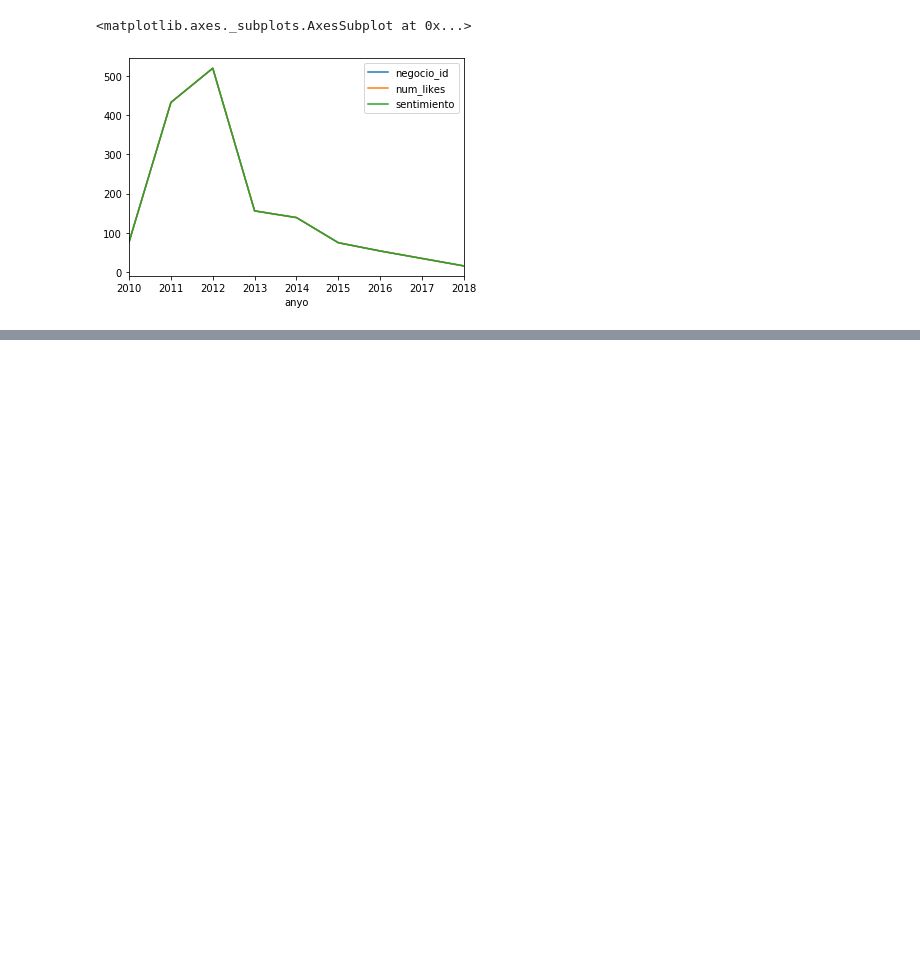
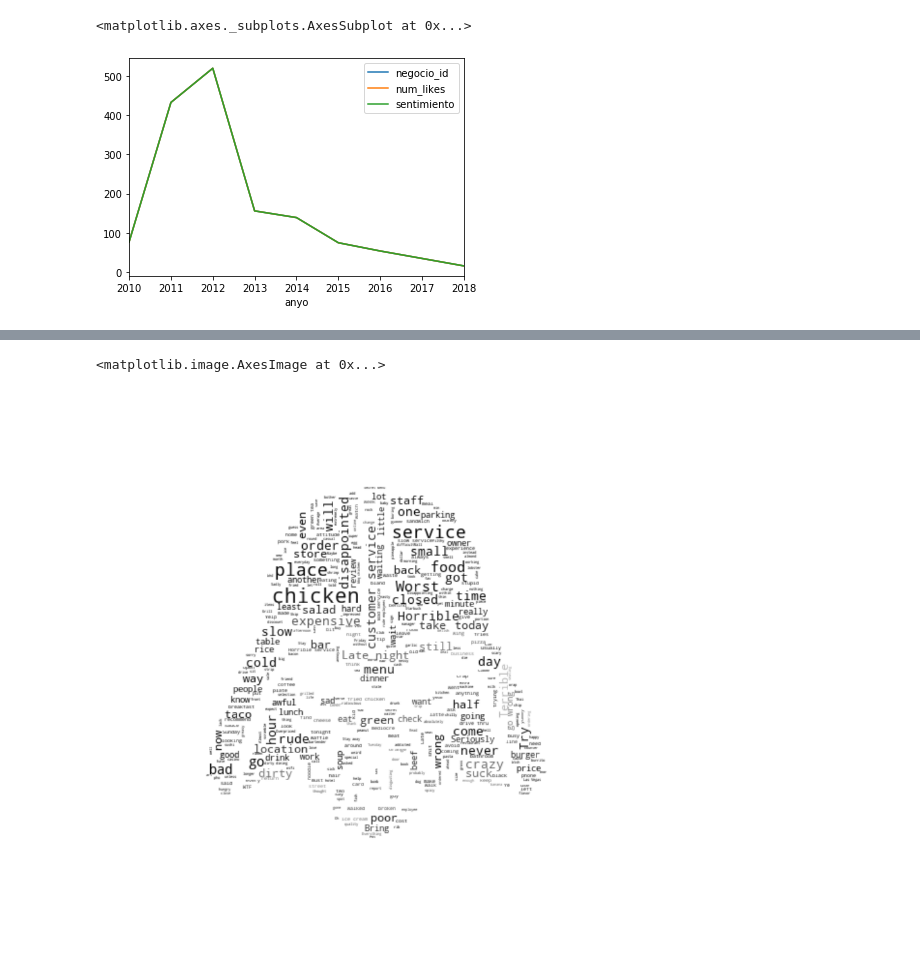
Before and after one commit to jcorrochanoj/DesafioFinalAD, a Jupyter notebook: Analisis_Consejos.ipynb, the cells around one changed output, grey strips where cells are left out. Drawn from its saved outputs; the diff is of its cells as text; code cells hidden in the pictures; blank space fills up the shorter version.

Commit message:
Wordclouds en consejos añadido

```diff
--- a/Analisis_Consejos.ipynb
+++ b/Analisis_Consejos.ipynb
@@ -326,0 +410,33 @@ gk[gk.negocio_id=='DkYS3arLOhA8si5uUEmHOw'].groupby(['anyo']).count().plot()
+# %%
+numConsejos = 1000
+
+listBad = df_consejos[df_consejos['sentimiento'] == -1]['texto'].tolist()[:numConsejos]
+listGood = df_consejos[df_consejos['sentimiento'] == 1]['texto'].tolist()[:numConsejos]
+
+listBad = [linea + ' ' for linea in listBad]
+listGood = [linea + ' ' for linea in listGood]
+# %%
+textBad = ''.join(listBad)
+textGood = ''.join(listGood)
+# %%
+from PIL import Image
+import numpy as np
+from wordcloud import ImageColorGenerator
+
+char_mask_bad = np.array(Image.open("Imagen/darthvader.jpg"))
+image_colors_bad = ImageColorGenerator(char_mask_bad)
+
+char_mask_good = np.array(Image.open("Imagen/yoda.jpg"))
+image_colors_good = ImageColorGenerator(char_mask_good)
+# %%
+from wordcloud import WordCloud
+import matplotlib.pyplot as plt
+wc = WordCloud(background_color = "white", max_words=500, width=100, height=100, mask=char_mask_bad, random_state=1).generate(textBad)
+
+plt.figure(figsize=(15, 15))
+plt.axis('off')
+
+plt.imshow(wc.recolor(color_func=image_colors_bad),interpolation="bilinear")
+# %% [output]
+<matplotlib.image.AxesImage at 0x...>
+[figure, added]
```
Also changed, not shown: parts of 20 cells of this notebook, 3 other files.
